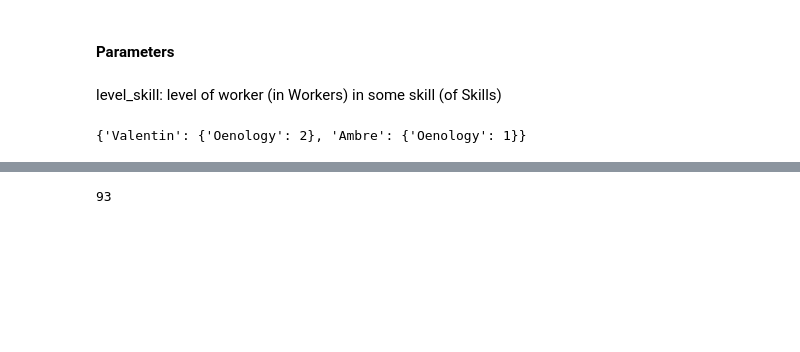
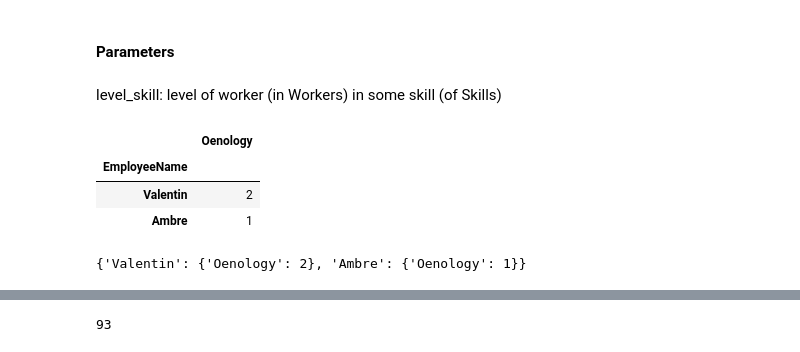
Before and after one commit to EmeraldMP/ST7-OSTP, a Jupyter notebook: Partie1.ipynb, the cells around one changed output, grey strips where cells are left out. Saved outputs shown, nothing was run; the diff lists cells and outputs as text; code cells hidden in the pictures; blank space fills up the shorter version.

```diff
--- a/Partie1.ipynb
+++ b/Partie1.ipynb
@@ -97,11 +142,18 @@ def minutes_to_time(total_min):
 # %%
 df_aux = pd.DataFrame()
 for skill in Skills:
     df_aux[skill] = df_Workers.apply(lambda x: x['Level'] if x['Skill'] == skill else 0, axis=1)
-l = df_aux.to_dict('index')
-l
+df_aux
 # %% [output]
-{'Valentin': {'Oenology': 2}, 'Ambre': {'Oenology': 1}}
+|  | Oenology |
+| EmployeeName |  |
+| Valentin | 2 |
+| Ambre | 1 |
+# %%
+l = df_aux.to_dict('index')
+l
+# %% [output]
+{'Valentin': {'Oenology': 2}, 'Ambre': {'Oenology': 1}}
 # %%
 # Opening time for taks i
 a = df_Task.apply(lambda x: int(time_to_minutes(x['OpeningTime'])), axis=1).to_dict()
```
Also changed, not shown: parts of 26 cells of this notebook, 1 other file.
